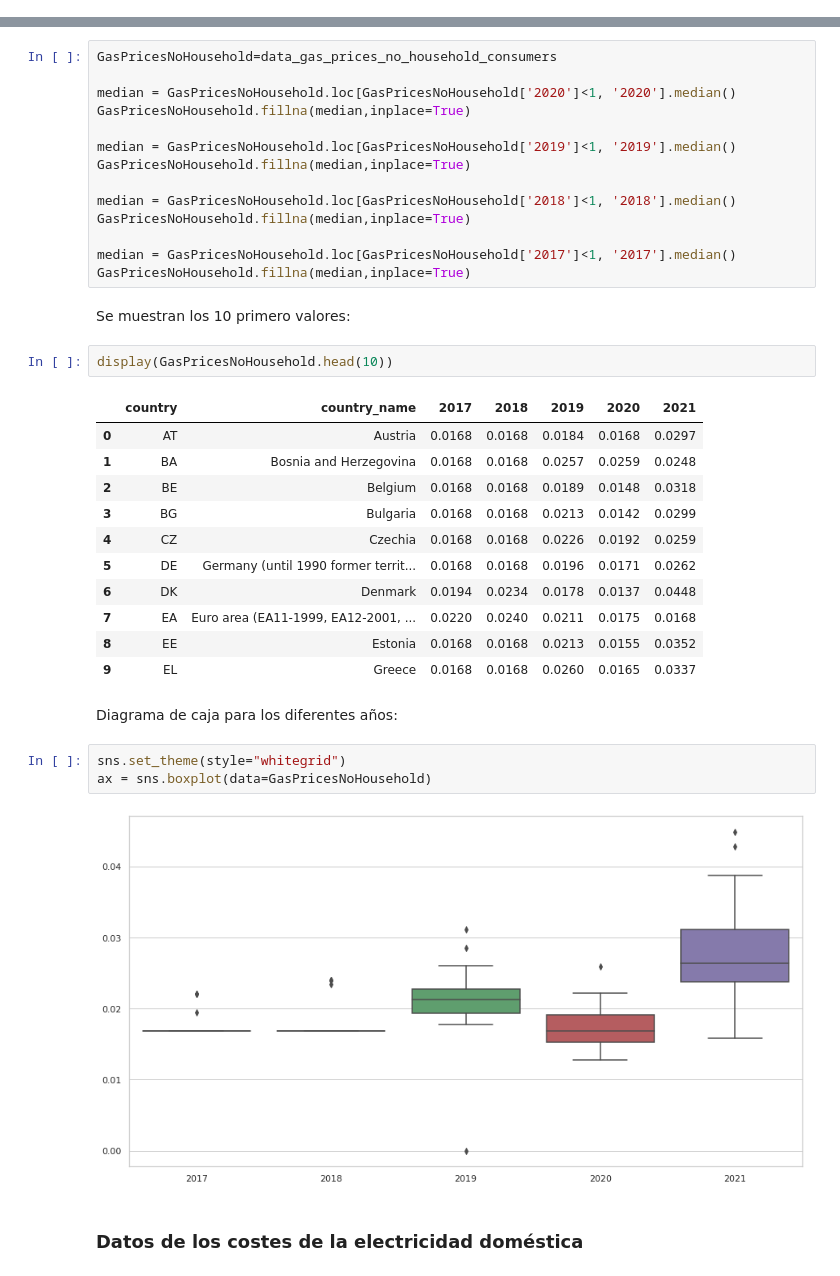
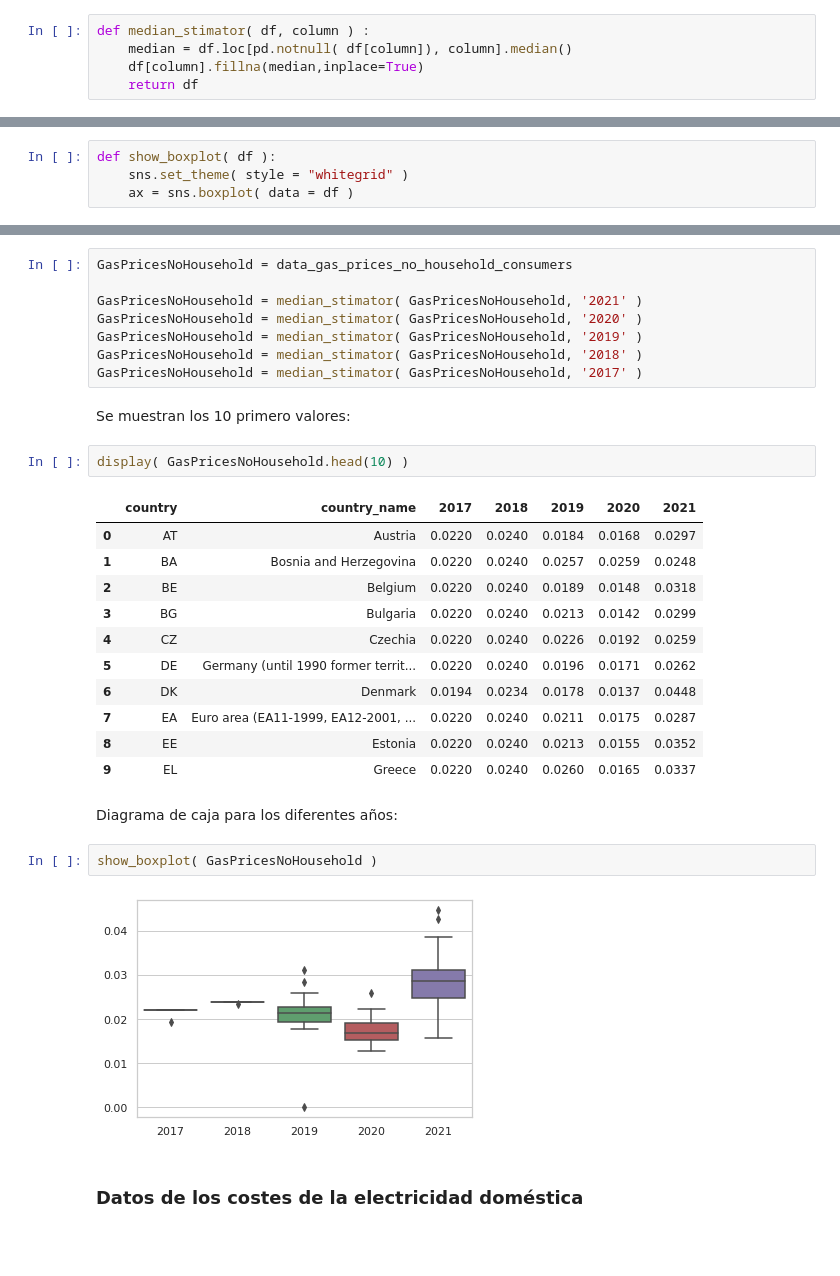
Before and after one commit to tipologia-datos-UOC-pract-jonas-miguel/pract-1, a Jupyter notebook: notebook/pract-1.ipynb, the cells around one changed output, grey strips where cells are left out. Saved outputs shown, nothing was run; the diff lists cells and outputs as text; blank space fills up the shorter version.

```diff
--- a/notebook/pract-1.ipynb
+++ b/notebook/pract-1.ipynb
@@ -406,0 +411,5 @@ export_dataframe(
+# %%
+def median_stimator( df, column ) :
+    median = df.loc[pd.notnull( df[column]), column].median()
+    df[column].fillna(median,inplace=True)
+    return df
@@ -406,0 +418,4 @@ export_dataframe(
+# %%
+def show_boxplot( df ):
+    sns.set_theme( style = "whitegrid" )
+    ax = sns.boxplot( data = df )
@@ -450,42 +467,35 @@ ax = sns.boxplot(data=GasPricesHousehold)
 # %% [markdown]
 Sustituimos NaN values por su media
 # %%
-GasPricesNoHousehold=data_gas_prices_no_household_consumers
+GasPricesNoHousehold = data_gas_prices_no_household_consumers
 
-median = GasPricesNoHousehold.loc[GasPricesNoHousehold['2020']<1, '2020'].median()
-GasPricesNoHousehold.fillna(median,inplace=True)
-
-median = GasPricesNoHousehold.loc[GasPricesNoHousehold['2019']<1, '2019'].median()
-GasPricesNoHousehold.fillna(median,inplace=True)
-
-median = GasPricesNoHousehold.loc[GasPricesNoHousehold['2018']<1, '2018'].median()
-GasPricesNoHousehold.fillna(median,inplace=True)
-
-median = GasPricesNoHousehold.loc[GasPricesNoHousehold['2017']<1, '2017'].median()
-GasPricesNoHousehold.fillna(median,inplace=True)
+GasPricesNoHousehold = median_stimator( GasPricesNoHousehold, '2021' )
+GasPricesNoHousehold = median_stimator( GasPricesNoHousehold, '2020' )
+GasPricesNoHousehold = median_stimator( GasPricesNoHousehold, '2019' )
+GasPricesNoHousehold = median_stimator( GasPricesNoHousehold, '2018' )
+GasPricesNoHousehold = median_stimator( GasPricesNoHousehold, '2017' )
 # %% [markdown]
 Se muestran los 10 primero valores:
 # %%
-display(GasPricesNoHousehold.head(10))
+display( GasPricesNoHousehold.head(10) )
 # %% [output]
 |  | country | country_name | 2017 | 2018 | 2019 | 2020 | 2021 |
-| 0 | AT | Austria | 0.0168 | 0.0168 | 0.0184 | 0.0168 | 0.0297 |
-| 1 | BA | Bosnia and Herzegovina | 0.0168 | 0.0168 | 0.0257 | 0.0259 | 0.0248 |
-| 2 | BE | Belgium | 0.0168 | 0.0168 | 0.0189 | 0.0148 | 0.0318 |
-| 3 | BG | Bulgaria | 0.0168 | 0.0168 | 0.0213 | 0.0142 | 0.0299 |
-| 4 | CZ | Czechia | 0.0168 | 0.0168 | 0.0226 | 0.0192 | 0.0259 |
-| 5 | DE | Germany (until 1990 former territ... | 0.0168 | 0.0168 | 0.0196 | 0.0171 | 0.0262 |
+| 0 | AT | Austria | 0.0220 | 0.0240 | 0.0184 | 0.0168 | 0.0297 |
+| 1 | BA | Bosnia and Herzegovina | 0.0220 | 0.0240 | 0.0257 | 0.0259 | 0.0248 |
+| 2 | BE | Belgium | 0.0220 | 0.0240 | 0.0189 | 0.0148 | 0.0318 |
+| 3 | BG | Bulgaria | 0.0220 | 0.0240 | 0.0213 | 0.0142 | 0.0299 |
+| 4 | CZ | Czechia | 0.0220 | 0.0240 | 0.0226 | 0.0192 | 0.0259 |
+| 5 | DE | Germany (until 1990 former territ... | 0.0220 | 0.0240 | 0.0196 | 0.0171 | 0.0262 |
 | 6 | DK | Denmark | 0.0194 | 0.0234 | 0.0178 | 0.0137 | 0.0448 |
-| 7 | EA | Euro area (EA11-1999, EA12-2001, ... | 0.0220 | 0.0240 | 0.0211 | 0.0175 | 0.0168 |
-| 8 | EE | Estonia | 0.0168 | 0.0168 | 0.0213 | 0.0155 | 0.0352 |
-| 9 | EL | Greece | 0.0168 | 0.0168 | 0.0260 | 0.0165 | 0.0337 |
+| 7 | EA | Euro area (EA11-1999, EA12-2001, ... | 0.0220 | 0.0240 | 0.0211 | 0.0175 | 0.0287 |
+| 8 | EE | Estonia | 0.0220 | 0.0240 | 0.0213 | 0.0155 | 0.0352 |
+| 9 | EL | Greece | 0.0220 | 0.0240 | 0.0260 | 0.0165 | 0.0337 |
 # %% [markdown]
 Diagrama de caja para los diferentes años:
 # %%
-sns.set_theme(style="whitegrid")
-ax = sns.boxplot(data=GasPricesNoHousehold)
+show_boxplot( GasPricesNoHousehold )
 # %% [output]
-[figure, old version]
+[figure, new version]
 # %% [markdown]
 ### Datos de los costes de la electricidad doméstica
 # %% [markdown]
```
Also changed, not shown: parts of 29 cells of this notebook, 2 other files.
